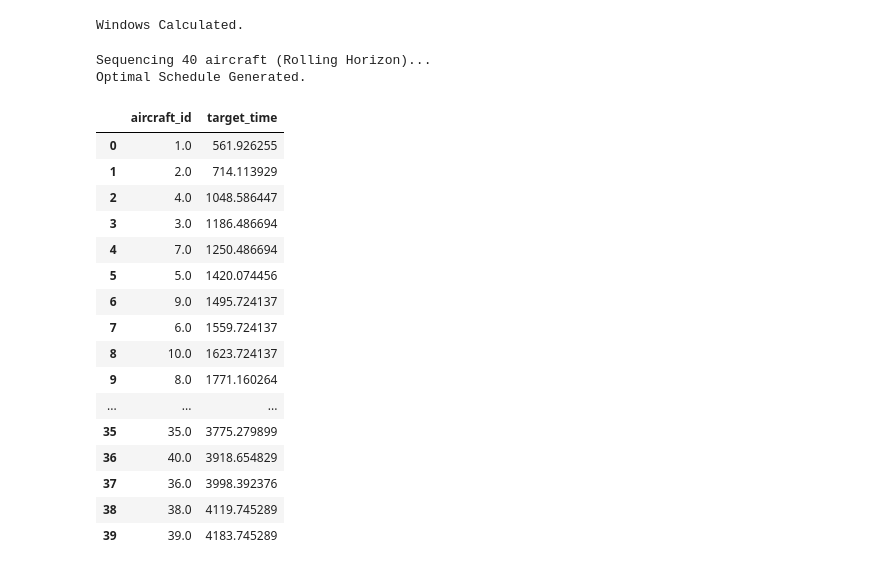
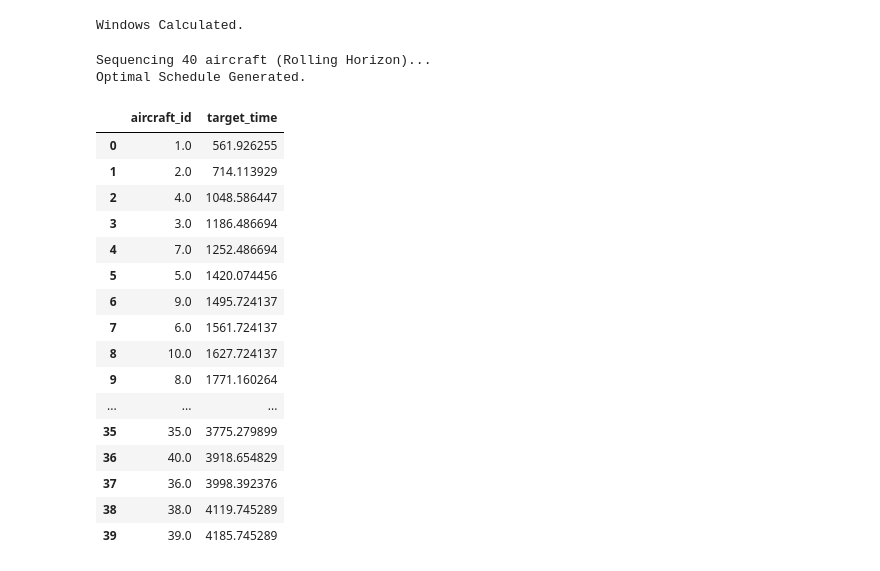
Before and after one commit to YutianPangASU/TRACON_AUTOMATION_KATL, a Jupyter notebook: katl_optimization.ipynb, the cells around one changed output. Drawn from its saved outputs; the diff is of its cells as text; code cells hidden in the pictures.

```diff
--- a/katl_optimization.ipynb
+++ b/katl_optimization.ipynb
@@ -1846,18 +1822,18 @@ def solve_linear_window(df_subset, prev_committed_time=None):
 
     # 2. Separation Logic
     def seq_1(m, i, j):
-        return m.t[j] >= m.t[i] + 64.0 - m.slack[i,j] - M*(1-m.y[i,j])
+        return m.t[j] >= m.t[i] + T_SEP_SEC - m.slack[i,j] - M*(1-m.y[i,j])
     m.c_seq_1 = pyo.Constraint(m.Pairs, rule=seq_1)
 
     def seq_2(m, i, j):
-        return m.t[i] >= m.t[j] + 64.0 - m.slack[i,j] - M*(m.y[i,j])
+        return m.t[i] >= m.t[j] + T_SEP_SEC - m.slack[i,j] - M*(m.y[i,j])
     m.c_seq_2 = pyo.Constraint(m.Pairs, rule=seq_2)
 
     # 3. Boundary Constraint (Link to previous window)
     if prev_committed_time is not None:
         def boundary_rule(m, i):
             # All planes in this new window must be after the last committed plane
-            return m.t[i] >= prev_committed_time + 64.0 - m.boundary_slack[i]
+            return m.t[i] >= prev_committed_time + T_SEP_SEC - m.boundary_slack[i]
         m.c_boundary = pyo.Constraint(m.I, rule=boundary_rule)
 
     # Objective: Minimize Sum of Arrival Times (Efficiency) + Slack Penalties
@@ -1901,42 +1877,42 @@ def run_sequencing_pipeline(df_wins):
         # Solve Window
         # print(f"  > Window {i} to {i+len(subset)}")
         df_res = solve_linear_window(subset, prev_committed_time=last_committed_time)
 
         # Commit the first 'STEP_SIZE' planes from the result
         # (Or all of them if we are at the end)
         num_to_commit = min(STEP_SIZE, len(df_res))
 
         # We take the FIRST 'num_to_commit' planes as ordered by the solver
         for k in range(num_to_commit):
             committed_plane = df_res.iloc[k]
             final_schedule.append(committed_plane.to_dict())
             last_committed_time = committed_plane['target_time']
 
         i += num_to_commit
 
     return pd.DataFrame(final_schedule)
 
 # Run Phase 2
 df_targets = run_sequencing_pipeline(df_windows)
 print("Optimal Schedule Generated.")
 display(df_targets)
 # %% [output]
 Sequencing 40 aircraft (Rolling Horizon)...
 Optimal Schedule Generated.
 |  | aircraft_id | target_time |
 | 0 | 1.0 | 561.926255 |
 | 1 | 2.0 | 714.113929 |
 | 2 | 4.0 | 1048.586447 |
 | 3 | 3.0 | 1186.486694 |
-| 4 | 7.0 | 1250.486694 |
+| 4 | 7.0 | 1252.486694 |
 | 5 | 5.0 | 1420.074456 |
 | 6 | 9.0 | 1495.724137 |
-| 7 | 6.0 | 1559.724137 |
-| 8 | 10.0 | 1623.724137 |
+| 7 | 6.0 | 1561.724137 |
+| 8 | 10.0 | 1627.724137 |
 | 9 | 8.0 | 1771.160264 |
 | ... | ... | ... |
 | 35 | 35.0 | 3775.279899 |
 | 36 | 40.0 | 3918.654829 |
 | 37 | 36.0 | 3998.392376 |
 | 38 | 38.0 | 4119.745289 |
-| 39 | 39.0 | 4183.745289 |
+| 39 | 39.0 | 4185.745289 |
```
Also changed, not shown: parts of 12 cells of this notebook.
